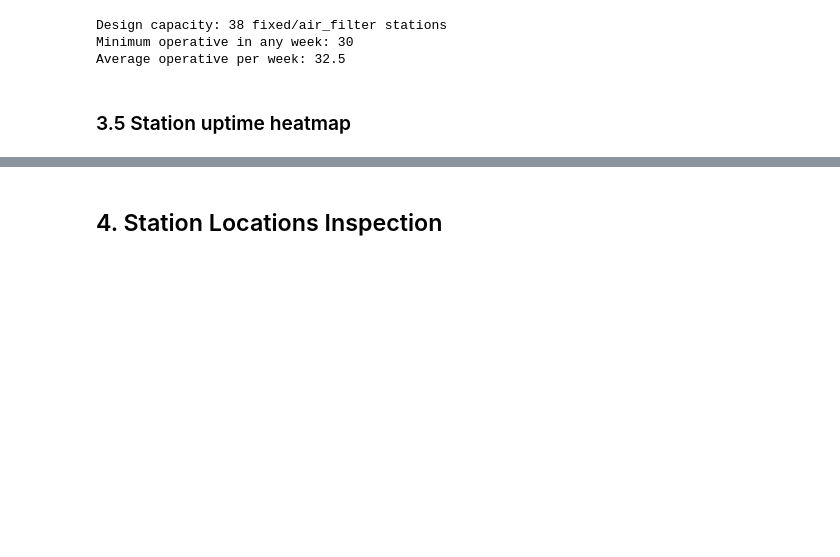
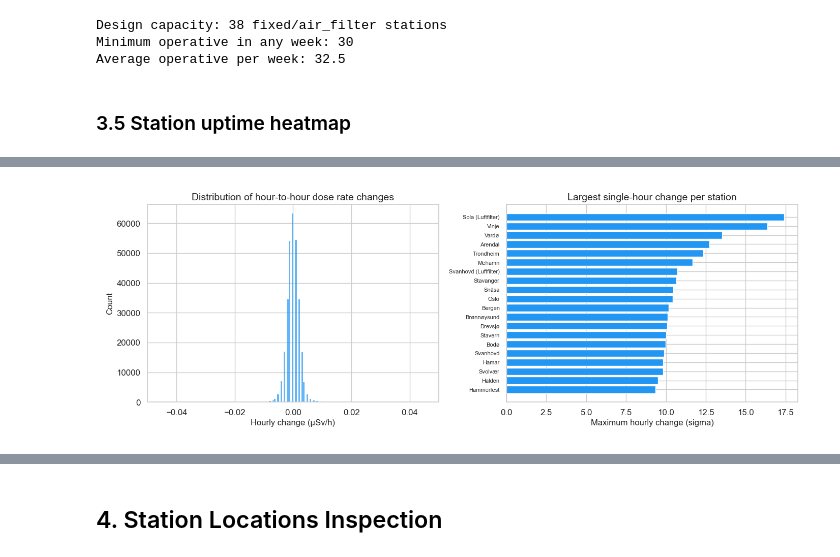
Before and after one commit to akielland/Radiation, a Jupyter notebook: notebooks/data_quality.ipynb, the cells around one changed output, grey strips where cells are left out. Cells and saved outputs as stored; diff of their text form; code cells hidden in the pictures; blank space fills up the shorter version.

```diff
--- a/notebooks/data_quality.ipynb
+++ b/notebooks/data_quality.ipynb
@@ -283,0 +348,28 @@ plt.show()
+# %%
+# Visualize: distribution of hourly changes across all stations
+fig, axes = plt.subplots(1, 2, figsize=(14, 5))
+
+# Histogram of all hourly changes
+changes = radnett_sorted["hourly_change"].dropna()
+axes[0].hist(changes, bins=200, edgecolor="none", alpha=0.7, color="#2196F3")
+axes[0].set_xlabel("Hourly change (µSv/h)")
+axes[0].set_ylabel("Count")
+axes[0].set_title("Distribution of hour-to-hour dose rate changes")
+axes[0].set_xlim(-0.05, 0.05)
+
+# Max absolute change per station
+max_change = radnett_sorted.groupby("station_name")["change_sigma"].max().sort_values(ascending=False)
+max_change = max_change[max_change.index.isin([s for s in max_change.index if "Mobil" not in s])]
+axes[1].barh(range(len(max_change.head(20))), max_change.head(20).values, color="#2196F3")
+axes[1].set_yticks(range(len(max_change.head(20))))
+axes[1].set_yticklabels(max_change.head(20).index, fontsize=8)
+axes[1].set_xlabel("Maximum hourly change (sigma)")
+axes[1].set_title("Largest single-hour change per station")
+axes[1].invert_yaxis()
+
+plt.tight_layout()
+#
+# save_figure(fig, "velocity_check")
+plt.show()
+# %% [output]
+[figure, added]
```
Also changed, not shown: parts of 10 cells of this notebook, 10 other files.
